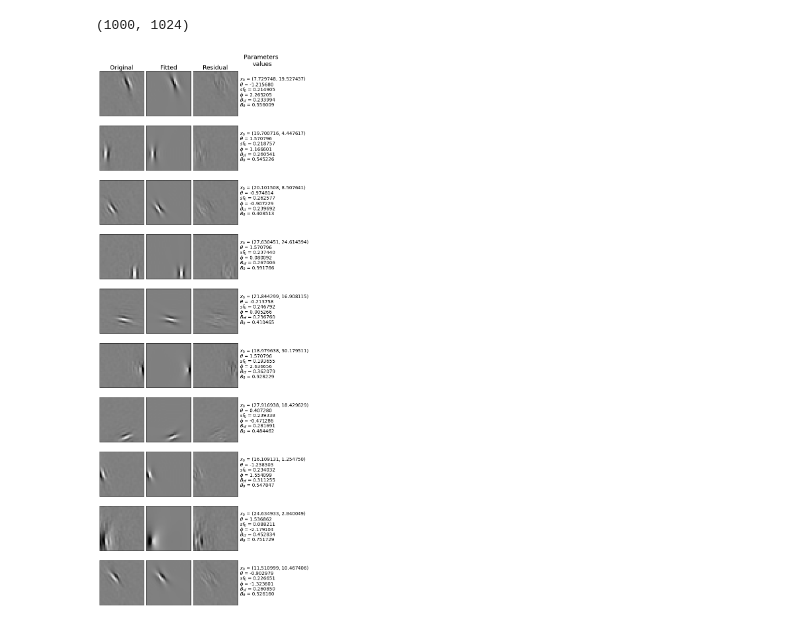
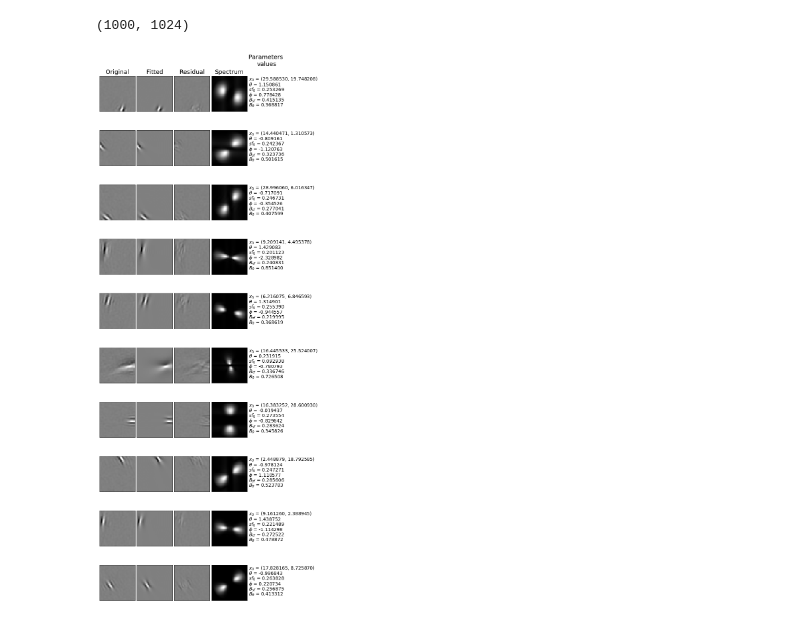
Before and after one commit to bicv/LogGabor, a Jupyter notebook: LogGabor_fit_example.ipynb, the cells around one changed output. Cells and saved outputs as stored; diff of their text form; code cells hidden in the pictures.

Commit message:
+spectrum

```diff
--- a/LogGabor_fit_example.ipynb
+++ b/LogGabor_fit_example.ipynb
@@ -61,11 +62,11 @@ dictx.shape
 subplotpars = matplotlib.figure.SubplotParams(wspace=0.05, hspace=0.05)
 
 nrows = 10 # numbers of dictionaries to show
-ncols = 4 # number of columns: input, fit, residual, stats
+ncols = 5 # number of columns: input, fit, residual, stats
 
 fig, ax = plt.subplots(nrows, ncols, figsize=(10, 30), subplotpars=subplotpars)
 
-#idx = [811, 737, 918, 772, 929, 205,  28, 383, 796, 395]
+#idx = [23,  0, 38, 97, 17, 12, 19, 48, 94,  9]
 idx = rand.permutation(dictx.shape[0])
 idx = idx[:nrows]
 
@@ -75,6 +76,7 @@ for k in range(nrows):
     cmax = np.max(np.abs(patch_original))
     patch_fitted = np.reshape(dictx_fit[idx[k],:],(32,32))
     residual = patch_original - patch_fitted
+    spectrum = fftshift(fft2(patch_fitted))
 
     opts = dict(cmap='gray', vmin=-cmax, vmax=+cmax)
     opts2= dict(fontsize=14)
@@ -89,32 +91,39 @@ for k in range(nrows):
     i=1
     ax[k,i].imshow(patch_fitted, **opts)
     ax[k,i].xaxis.set_visible(False)
     ax[k,i].yaxis.set_visible(False)
     if k==0:
         ax[k,i].set_title('Fitted', fontsize=18)
 
     i=2
     ax[k,i].imshow(residual, **opts)
     ax[k,i].xaxis.set_visible(False)
     ax[k,i].yaxis.set_visible(False)
     if k==0:
         ax[k,i].set_title('Residual', fontsize=18)
 
+    i=3
+    ax[k,i].imshow(np.abs(spectrum), cmap='gray')
+    ax[k,i].xaxis.set_visible(False)
+    ax[k,i].yaxis.set_visible(False)
+    if k==0:
+        ax[k,i].set_title('Spectrum', fontsize=18)
 
-    i=3
+
+    i=4
     ax[k,i].text(0, 0.75, r'$x_0$ = (%3f, %3f)'%(dictx_fit_param[idx[k],0],dictx_fit_param[idx[k],1]), **opts2)
     ax[k,i].text(0, 0.65, r'$\theta$ = %3f'%(dictx_fit_param[idx[k],2]), **opts2)
     ax[k,i].text(0, 0.55, r'$sf_0$ = %3f'%(dictx_fit_param[idx[k],3]), **opts2)
     ax[k,i].text(0, 0.45, r'$\phi$ = %3f'%(dictx_fit_param[idx[k],4]), **opts2)
     ax[k,i].text(0, 0.35, r'$B_{sf}$ = %3f'%(dictx_fit_param[idx[k],5]), **opts2)
     ax[k,i].text(0, 0.25, r'$B_\theta$ = %3f'%(dictx_fit_param[idx[k],6]), **opts2)
     ax[k,i].xaxis.set_visible(False)
     ax[k,i].yaxis.set_visible(False)
     ax[k,i].spines["top"].set_visible(False)
     ax[k,i].spines["left"].set_visible(False)
     ax[k,i].spines["right"].set_visible(False)
     ax[k,i].spines["bottom"].set_visible(False)
     if k==0:
         ax[k,i].set_title('Parameters \nvalues', fontsize=18)
 # %% [output]
-[figure, old version]
+[figure, new version]
```
Also changed, not shown: parts of 1 cell of this notebook.
